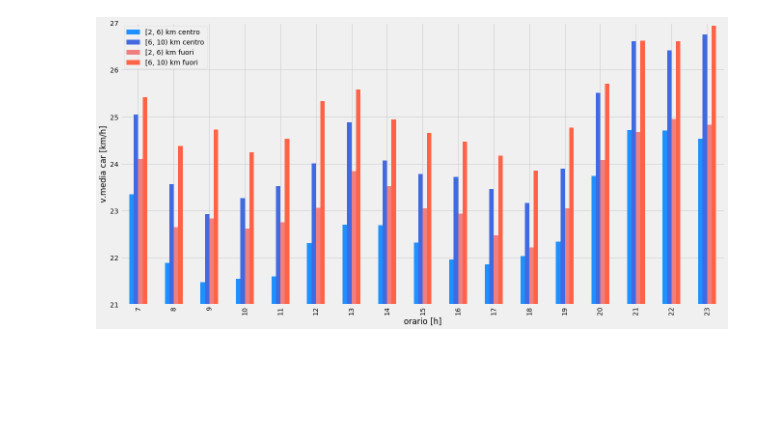
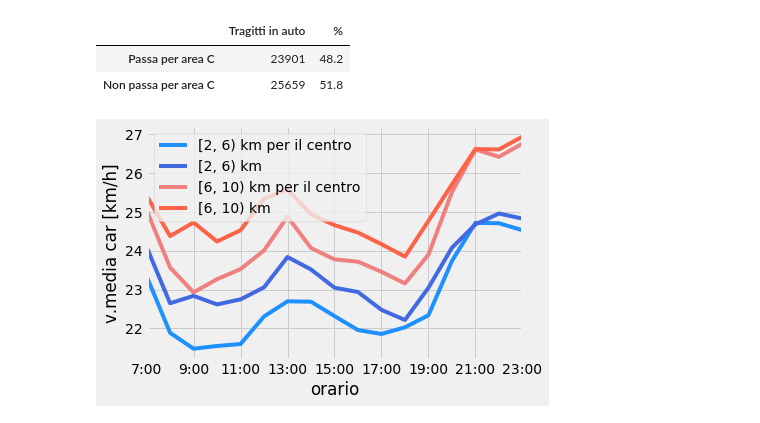
Before and after one commit to mmastrapasqua7/kowalskianalysis, a Jupyter notebook: jupyter/8_ConfrontoTratteCheAttraversanoIlCentro.ipynb, the cells around one changed output. Saved outputs shown, nothing was run; the diff lists cells and outputs as text; code cells hidden in the pictures; blank space fills up the shorter version.

```diff
--- a/jupyter/8_ConfrontoTratteCheAttraversanoIlCentro.ipynb
+++ b/jupyter/8_ConfrontoTratteCheAttraversanoIlCentro.ipynb
@@ -9,6 +9,12 @@ plt.style.use('fivethirtyeight')
 # VARIABILI
 csvfile = 'csv/alldata.csv'
 distance_param = 'CDistance'
+myindex = [
+    '7:00', '8:00', '9:00', '10:00',
+    '11:00', '12:00', '13:00', '14:00',
+    '15:00','16:00', '17:00', '18:00',
+    '19:00', '20:00', '21:00', '22:00',
+    '23:00']
 
 # LETTURA DATI
 tragitti = pd.read_csv(csvfile, index_col=False)
@@ -63,3 +66,10 @@ len(tragitti[propertydf == False])
+# %%
+resume.insert(1, "%", (resume['Tragitti in auto'] / len(tragitti)).apply(lambda p: np.round(p, 3) * 100))
+resume
+# %% [output]
+|  | Tragitti in auto | % |
+| Passa per area C | 23901 | 48.2 |
+| Non passa per area C | 25659 | 51.8 |
 # %%
 # Velocita' media durante il giorno
 def vmedia_giorno(df, mezzo):
@@ -77,23 +87,21 @@ def vmedia_week(df, mezzo):
 
     lst = [
         vmedia_giorno(df[short_paths & (propertydf == True)], mezzo),
+        vmedia_giorno(df[short_paths & (propertydf == False)], mezzo),
         vmedia_giorno(df[long_paths & (propertydf == True)], mezzo),
-        vmedia_giorno(df[short_paths & (propertydf == False)], mezzo),
         vmedia_giorno(df[long_paths & (propertydf == False)], mezzo)]
 
     array = np.array(lst).T
 
-    return pd.DataFrame(array, index=range(7,24), columns=[
-        '[2, 6) km centro', '[6, 10) km centro',
-        '[2, 6) km fuori', '[6, 10) km fuori']).round(2)
+    return pd.DataFrame(array, index=myindex, columns=[
+        '[2, 6) km per il centro',  '[2, 6) km',
+        '[6, 10) km per il centro', '[6, 10) km']).round(2)
 
 wcolors = ['dodgerblue', 'royalblue', 'lightcoral', 'tomato']
 # %%
-plt.rc('figure', figsize=((20, 10)))
-vmedia_week(tragitti, 'Car').plot.bar(color=wcolors)
-plt.ylim(21, 27)
-plt.xlabel('orario [h]')
+vmedia_week(tragitti, 'Car').plot(color=wcolors)
+plt.xlabel('orario')
 plt.ylabel('v.media car [km/h]')
 plt.show()
 # %% [output]
-[figure, old version]
+[figure, new version]
```
Also changed, not shown: parts of 4 cells of this notebook, 10 other files.
